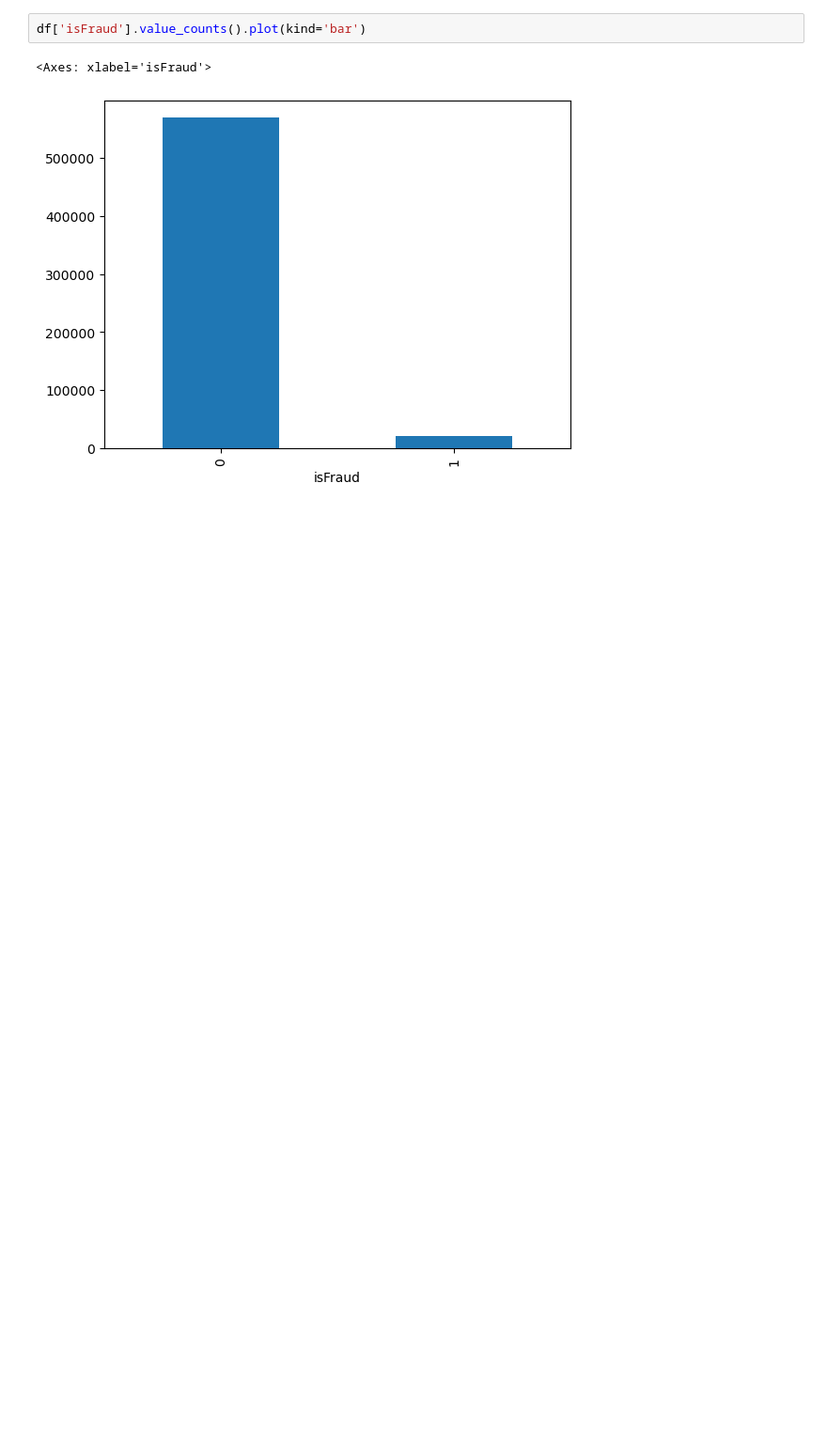
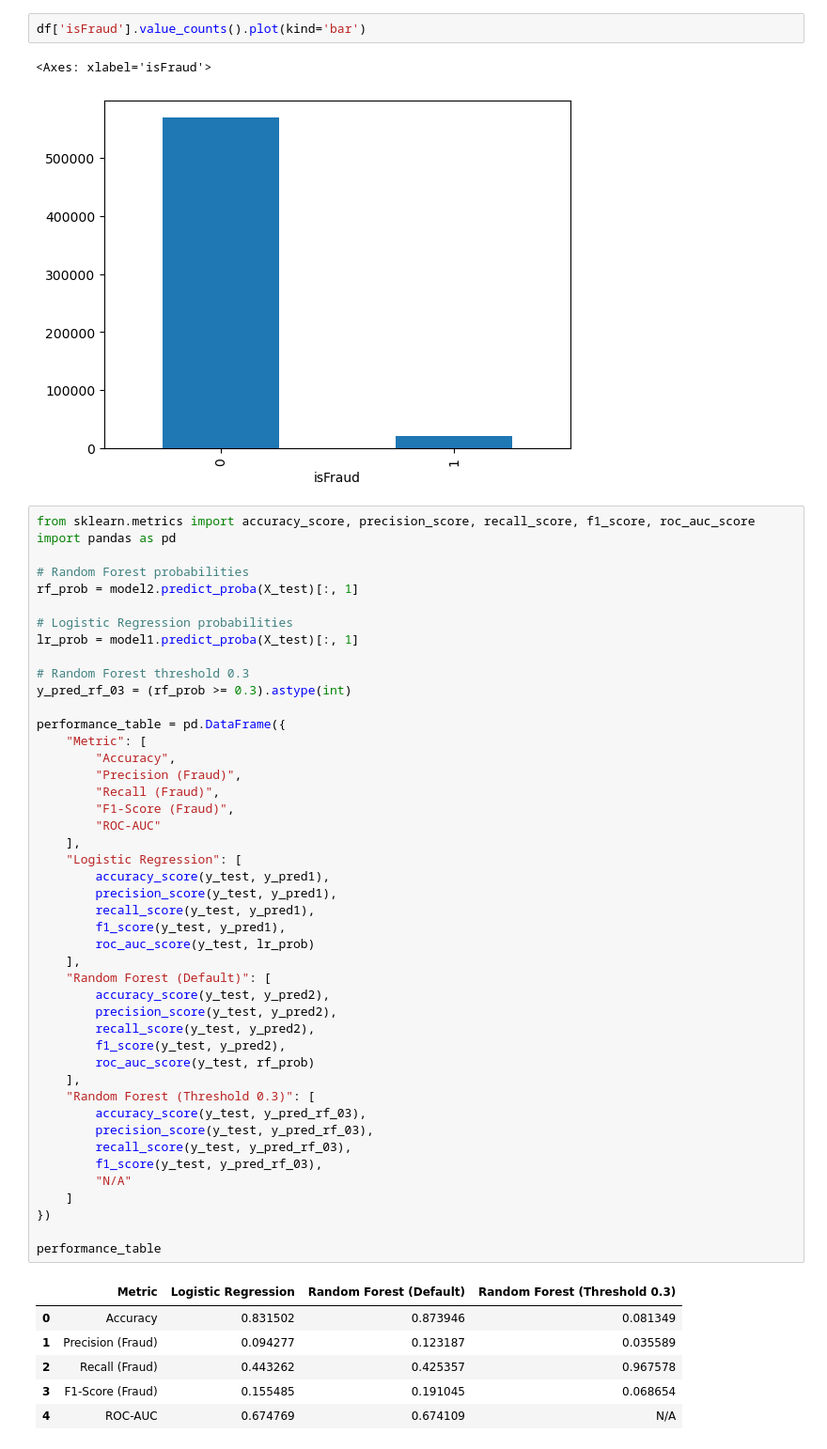
Before and after one commit to JerickAng/Big-Data-Fraud-Detection, a Jupyter notebook: notebooks/eda_preprocessing.ipynb, the cells around one changed output. Shown at 94% size. Drawn from its saved outputs; the diff is of its cells as text; blank space fills up the shorter version.

```diff
--- a/notebooks/eda_preprocessing.ipynb
+++ b/notebooks/eda_preprocessing.ipynb
@@ -251,3 +287,55 @@ df['isFraud'].value_counts().plot(kind='bar')
 # %% [output]
 <Axes: xlabel='isFraud'>
 [figure]
+# %%
+from sklearn.metrics import accuracy_score, precision_score, recall_score, f1_score, roc_auc_score
+import pandas as pd
+
+# Random Forest probabilities
+rf_prob = model2.predict_proba(X_test)[:, 1]
+
+# Logistic Regression probabilities
+lr_prob = model1.predict_proba(X_test)[:, 1]
+
+# Random Forest threshold 0.3
+y_pred_rf_03 = (rf_prob >= 0.3).astype(int)
+
+performance_table = pd.DataFrame({
+    "Metric": [
+        "Accuracy",
+        "Precision (Fraud)",
+        "Recall (Fraud)",
+        "F1-Score (Fraud)",
+        "ROC-AUC"
+    ],
+    "Logistic Regression": [
+        accuracy_score(y_test, y_pred1),
+        precision_score(y_test, y_pred1),
+        recall_score(y_test, y_pred1),
+        f1_score(y_test, y_pred1),
+        roc_auc_score(y_test, lr_prob)
+    ],
+    "Random Forest (Default)": [
+        accuracy_score(y_test, y_pred2),
+        precision_score(y_test, y_pred2),
+        recall_score(y_test, y_pred2),
+        f1_score(y_test, y_pred2),
+        roc_auc_score(y_test, rf_prob)
+    ],
+    "Random Forest (Threshold 0.3)": [
+        accuracy_score(y_test, y_pred_rf_03),
+        precision_score(y_test, y_pred_rf_03),
+        recall_score(y_test, y_pred_rf_03),
+        f1_score(y_test, y_pred_rf_03),
+        "N/A"
+    ]
+})
+
+performance_table
+# %% [output]
+|  | Metric | Logistic Regression | Random Forest (Default) | Random Forest (Threshold 0.3) |
+| 0 | Accuracy | 0.831502 | 0.873946 | 0.081349 |
+| 1 | Precision (Fraud) | 0.094277 | 0.123187 | 0.035589 |
+| 2 | Recall (Fraud) | 0.443262 | 0.425357 | 0.967578 |
+| 3 | F1-Score (Fraud) | 0.155485 | 0.191045 | 0.068654 |
+| 4 | ROC-AUC | 0.674769 | 0.674109 | N/A |
```
Also changed, not shown: parts of 4 cells of this notebook, 3 other files.
